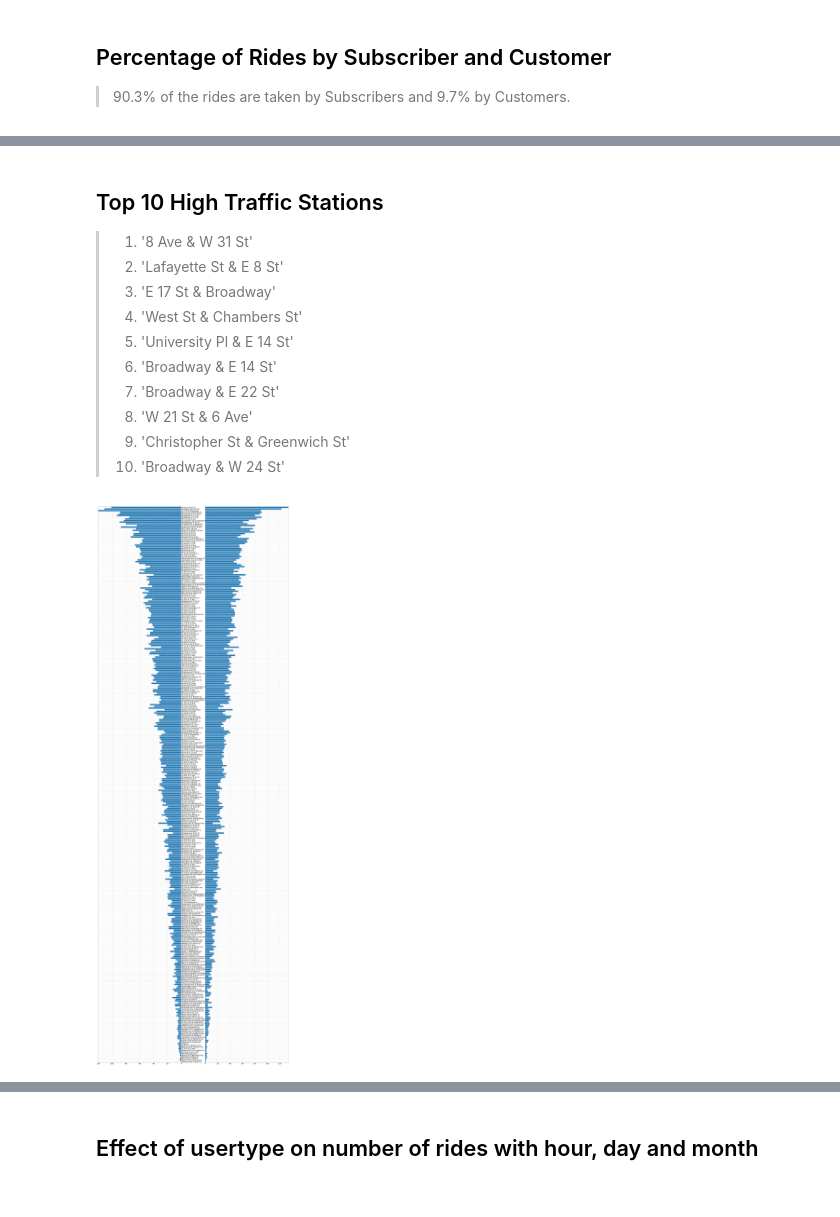
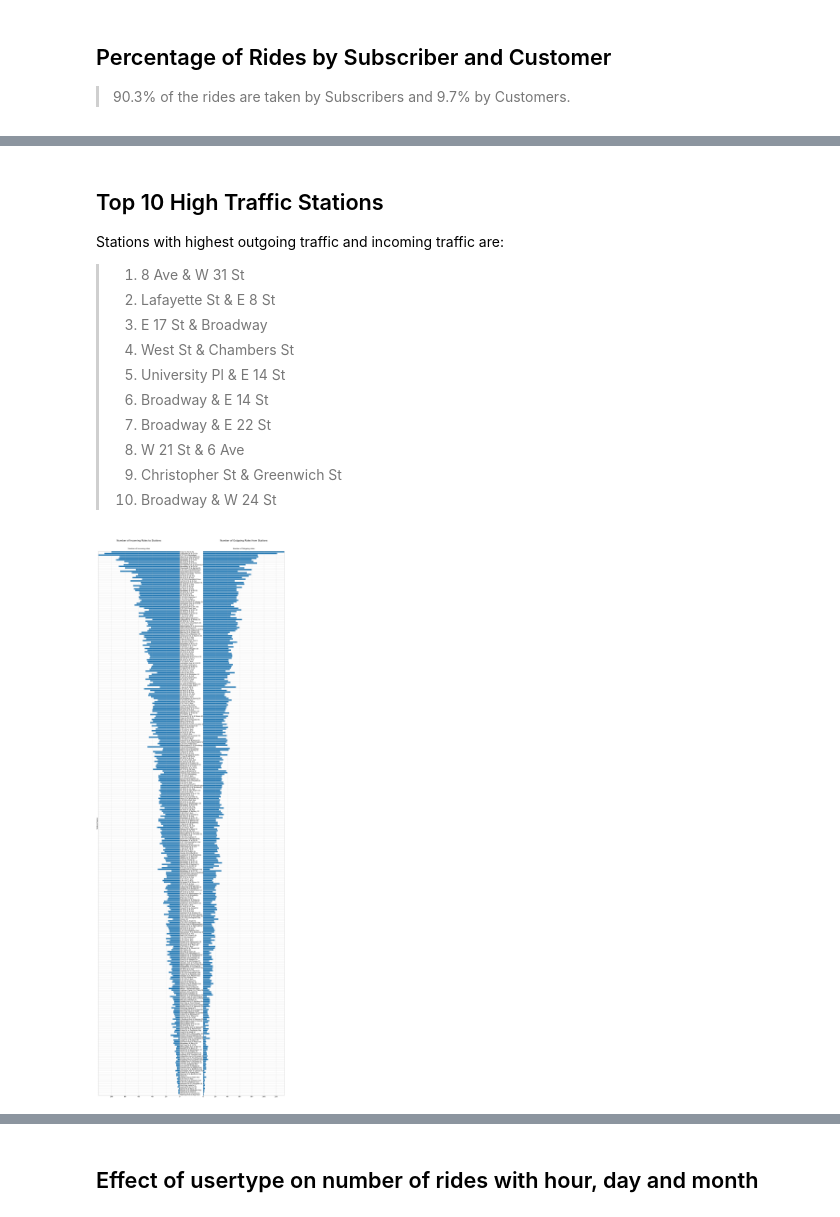
Before and after one commit to Manju-Saini/City-Bike-Data-Analysis-Visualization-Project, a Jupyter notebook: slide_deck_trip_data_new_york.ipynb, the cells around one changed output, grey strips where cells are left out. Cells and saved outputs as stored; diff of their text form; code cells hidden in the pictures.

```diff
--- a/slide_deck_trip_data_new_york.ipynb
+++ b/slide_deck_trip_data_new_york.ipynb
@@ -90,8 +102,13 @@ for n in np.arange(0, len(cat_var)):
 # %%
+trip = trip.query('tripduration_min < 100')
+
+trip.shape[0]
 log_bin_size = 0.05
 bins = 10**np.arange(0, np.log10(trip['tripduration_min'].max())+log_bin_size, log_bin_size)
 plt.hist(data=trip, x='tripduration_min', bins=bins)
 plt.xscale('log')
 plt.xticks([1, 2, 5,10,20,50,100], [1, 2, 5,10,20,50,100])
 plt.xlabel('trip duration (min)');
+plt.ylabel('Number of Rides')
+plt.title('Distribution of tripduration');
 # %% [output]
@@ -104,8 +121,13 @@ plt.xlabel('trip duration (min)');
 plt.figure(figsize=[7,4])
 
 user_df = round(trip['usertype'].value_counts()*100/trip.shape[0], 1).reset_index().rename(columns={'index':'usertype', 'usertype':'percentage_rides'})
-plt.barh(user_df['usertype'], user_df['percentage_rides'], color=base_color);
+ax = plt.barh(user_df['usertype'], user_df['percentage_rides'], color=base_color);
 plt.ylabel('User Type')
 plt.xlabel('Percentage of Rides');
 plt.title("Percentage of Rides by Subscriber and Customer");
+for p in ax.patches:
+    width = p.get_width()
+    plt.text(p.get_width()-5, p.get_y()+0.50*p.get_height(),
+             '{:1.2f}%'.format(width),
+             ha='center', va='center')
 # %% [output]
@@ -113,16 +135,18 @@ plt.title("Percentage of Rides by Subscriber and Customer");
 # %% [markdown]
 ## Top 10 High Traffic Stations
 
-> 1. '8 Ave & W 31 St'
-> 2. 'Lafayette St & E 8 St'
-> 3. 'E 17 St & Broadway'
-> 4. 'West St & Chambers St'
-> 5. 'University Pl & E 14 St'
-> 6. 'Broadway & E 14 St'
-> 7. 'Broadway & E 22 St'
-> 8. 'W 21 St & 6 Ave'
-> 9. 'Christopher St & Greenwich St'
-> 10. 'Broadway & W 24 St'
+Stations with highest outgoing traffic and incoming traffic are:
+
+> 1. 8 Ave & W 31 St
+> 2. Lafayette St & E 8 St
+> 3. E 17 St & Broadway
+> 4. West St & Chambers St
+> 5. University Pl & E 14 St
+> 6. Broadway & E 14 St
+> 7. Broadway & E 22 St
+> 8. W 21 St & 6 Ave
+> 9. Christopher St & Greenwich St
+> 10. Broadway & W 24 St
 # %%
 starting_rides = trip.groupby('start station name').agg({'bikeid':'count'}).reset_index().rename(columns={'bikeid': 'start station bike count'})
 ending_rides = trip.groupby('end station name').agg({'bikeid':'count'}).reset_index().rename(columns={'bikeid': 'end station bike count'})
@@ -133,21 +157,34 @@ bikes_count_df['total_bike_count'] = bikes_count_df['start station bike count']
 bikes_count_df.sort_values('total_bike_count', ascending=True, inplace=True)
 # %%
 fig, axes = plt.subplots(ncols=2, sharey=True, figsize=[50, 150])
-# plt.rcParams['xtick.top'] = plt.rcParams['xtick.labeltop'] = True
+plt.rcParams['xtick.top'] = plt.rcParams['xtick.labeltop'] = True
+
 y = np.arange(bikes_count_df['start station name'].shape[0])
 axes[0].barh(y, bikes_count_df['end station bike count'])
 axes[1].barh(y, bikes_count_df['start station bike count'])
 axes[0].invert_xaxis()
 axes[0].set(yticks=y, yticklabels=bikes_count_df['start station name'])
 axes[0].yaxis.tick_right()
 
 for ax in axes:
     ax.tick_params(labelsize=25)
 
 fig.subplots_adjust(wspace=0.29)
 
 for ax in axes.flat:
     ax.margins(0)
     ax.grid(True)
+title_size = 35
+label_size = 25
+
+axes[0].set_ylabel('Station Name',fontdict={'fontsize': label_size})
+axes[0].set_title("Number of Incoming Rides to Stations", fontdict={'fontsize': title_size},pad=100);
+axes[0].set_xlabel('Number of Incoming rides',fontdict={'fontsize': label_size}, labelpad=30);
+axes[0].xaxis.set_label_position('top')
+axes[1].set_xlabel('Number of Outgoing rides',fontdict={'fontsize': label_size}, labelpad=30);
+axes[1].set_title("Number of Outgoing Rides from Stations", fontdict={'fontsize': title_size},pad=100);
+axes[1].xaxis.set_label_position('top')
+
+plt.rcParams['xtick.top'] = plt.rcParams['xtick.labeltop'] = False
 # %% [output]
-[figure, old version]
+[figure, new version]
```
Also changed, not shown: parts of 13 cells of this notebook.
